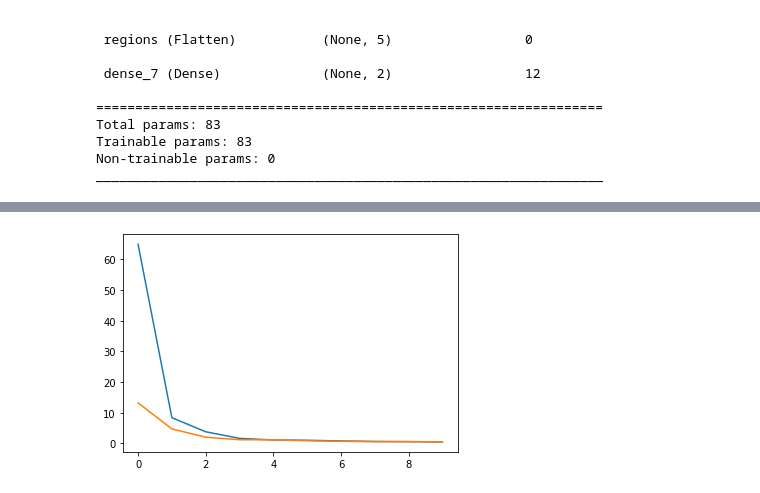
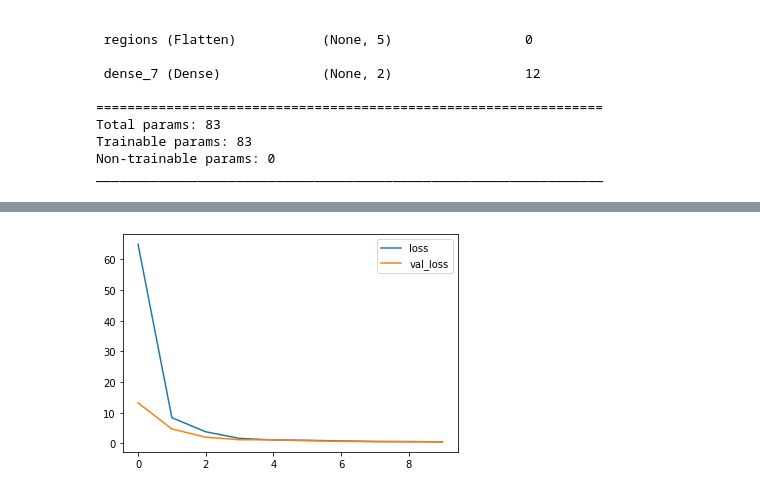
Before and after one commit to Hameon4/Tensorflow-2.0-Practice, a Jupyter notebook: EBTIC_Advanced_AI_training.ipynb, the cells around one changed output, grey strips where cells are left out. Cells and saved outputs as stored; diff of their text form; code cells hidden in the pictures.

```diff
--- a/EBTIC_Advanced_AI_training.ipynb
+++ b/EBTIC_Advanced_AI_training.ipynb
@@ -105,6 +105,7 @@ Epoch 10/10
 154/154 [==============================] - 0s 3ms/step - loss: 0.4668 - accuracy: 0.9175 - val_loss: 0.5026 - val_accuracy: 0.9186
 # %%
 plt.plot(r.history['loss'], label='loss')
-plt.plot(r.history['val_loss'], label='val_loss');
+plt.plot(r.history['val_loss'], label='val_loss')
+plt.legend();
 # %% [output]
-[figure, old version]
+[figure, new version]
```
Also changed, not shown: parts of 3 cells of this notebook.
